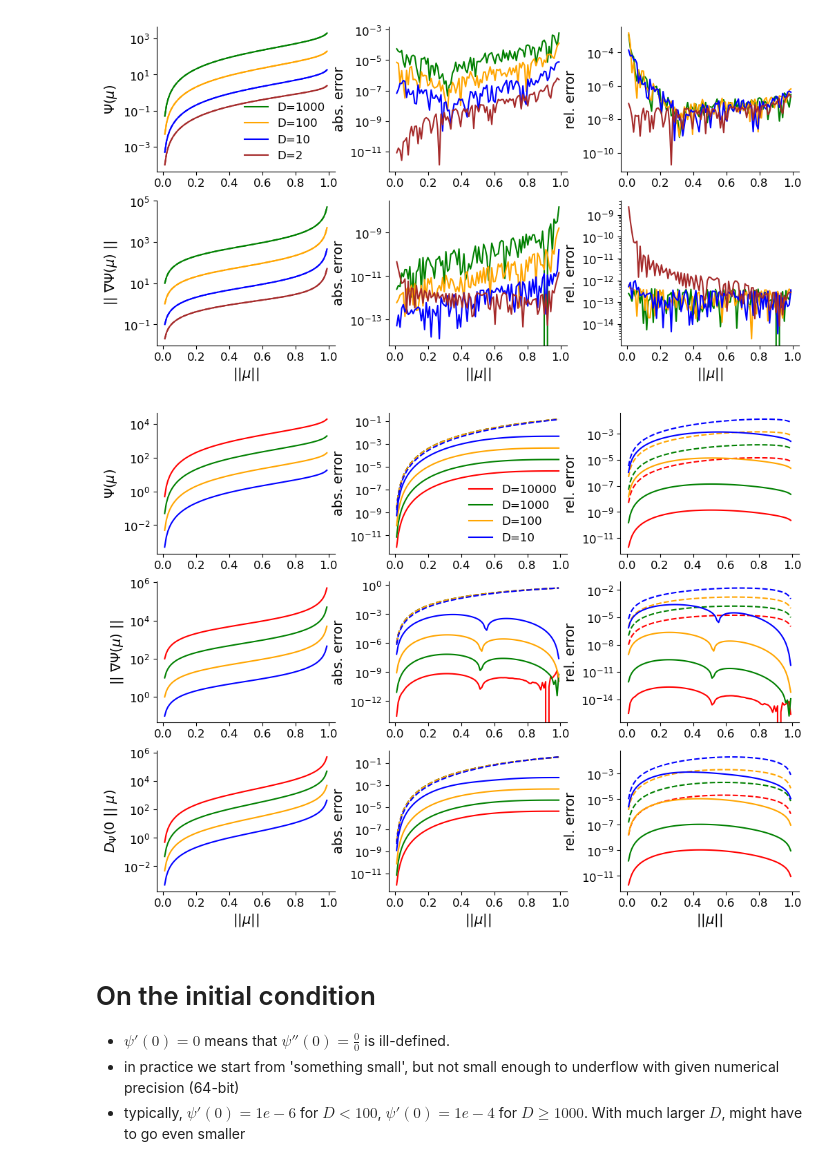
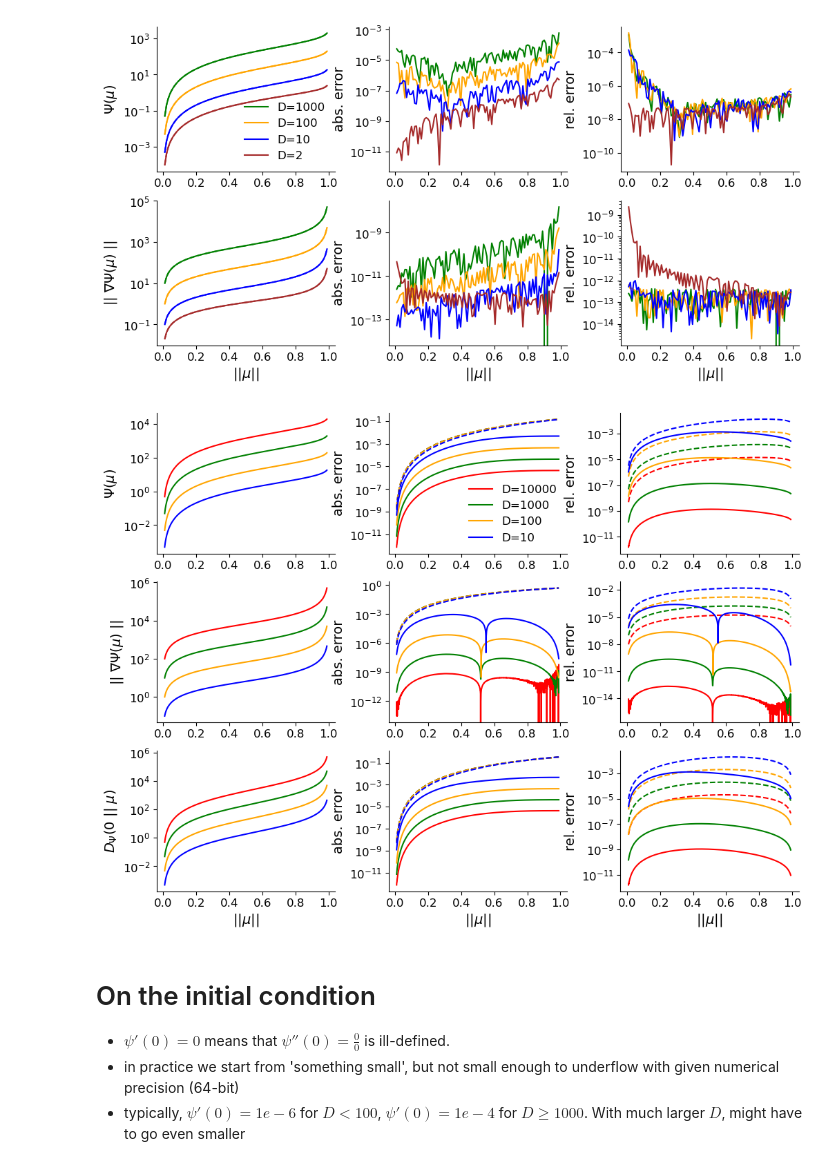
Before and after one commit to mnonnenm/vonMisesFisher_negativeEntropy, a Jupyter notebook: experiments.ipynb, the cells around one changed output. Drawn from its saved outputs; the diff is of its cells as text; code cells hidden in the pictures.

Commit message:
increasing resolution in figure 2 cin reacton to feedback that the dent-like behavior in absolute error for dPsi should be better explained

```diff
--- a/experiments.ipynb
+++ b/experiments.ipynb
@@ -134,12 +134,12 @@ clrs = ['b', 'orange', 'g', 'r'][::-1]
 fontsize=14
 ticksize=12
 fig = plt.figure(figsize=(12, 9))
-K = 100 # number of evaluation points ||μ[k]||, k=1,..,K between (exluding) 0 and (excluding) 1.
+K = 1000 # number of evaluation points ||μ[k]||, k=1,..,K between (exluding) 0 and (excluding) 1.
 
 for i,D in enumerate(Ds):
 
     V = np.ones((K,D))/np.sqrt(D) # unit length vectors, some functions need vector-valued inputs
-    μs_norm = np.linspace(0, 1, K+2)[1:-1]
+    μs_norm = np.linspace(0, 1, K+20)[10:-10] # increase resultion to better showcase behavior around 'dents' in |dΨ-dΨhat|
     Ψμ, gradΨμ = Ψ(μs_norm.reshape(-1,1)*V, D, Ψ0=Ψ0, t0=t0, return_grad=True, solve_delta=True)
 
     # NegEntropy
@@ -233,34 +233,34 @@ for i,D in enumerate(Ds):
 
 """
 # closed-form approximations to those values - leaving out since one can't see any difference anyways !
 for i,D in enumerate(Ds):
     dΨdμ_x_μ_base = μs_norm * dΨ_base(μs_norm,D=D) - Ψ_base(μs_norm,D=D)
     μ2 = μs_norm**2
     Ψμ44 = 0.5 *((1-D) * np.log(1 - μ2) + μ2)
     dΨdμ_x_μ_44 = μs_norm * banerjee_44(μs_norm,D=D) - Ψμ44
 
     plt.subplot(2,3,1)
     plt.plot(μs_norm, Ψ_base(μs_norm,D=D), ':', color='k')
     μ2 = μs_norm**2
     Ψμ44 = 0.5 *((1-D) * np.log(1 - μ2) + μ2)
     plt.plot(μs_norm, Ψμ44, '--', color='gray')
     plt.subplot(2,3,2)
     plt.plot(μs_norm, dΨ_base(μs_norm,D=D), ':', color='k')
     plt.plot(μs_norm, banerjee_44(μs_norm,D=D), '--', color='gray')
     plt.subplot(2,3,3)
     plt.plot(μs_norm, dΨdμ_x_μ_base, ':', color='k')
     plt.plot(μs_norm, dΨdμ_x_μ_44, '--', color='gray')
 """
 
 for i in range(9):
     ax = plt.subplot(3,3,i+1)
     ax.spines[['right', 'top']].set_visible(False)
 
 plt.subplots_adjust(wspace=0.3) # more space horizontally between panels
 plt.savefig('fig2.pdf', bbox_inches='tight')
 plt.show()
 # %% [output]
-[figure, old version]
+[figure, new version]
 # %% [markdown]
 # On the initial condition
  - $\psi'(0) = 0$ means that $\psi''(0) = \frac{0}{0}$ is ill-defined.
```
